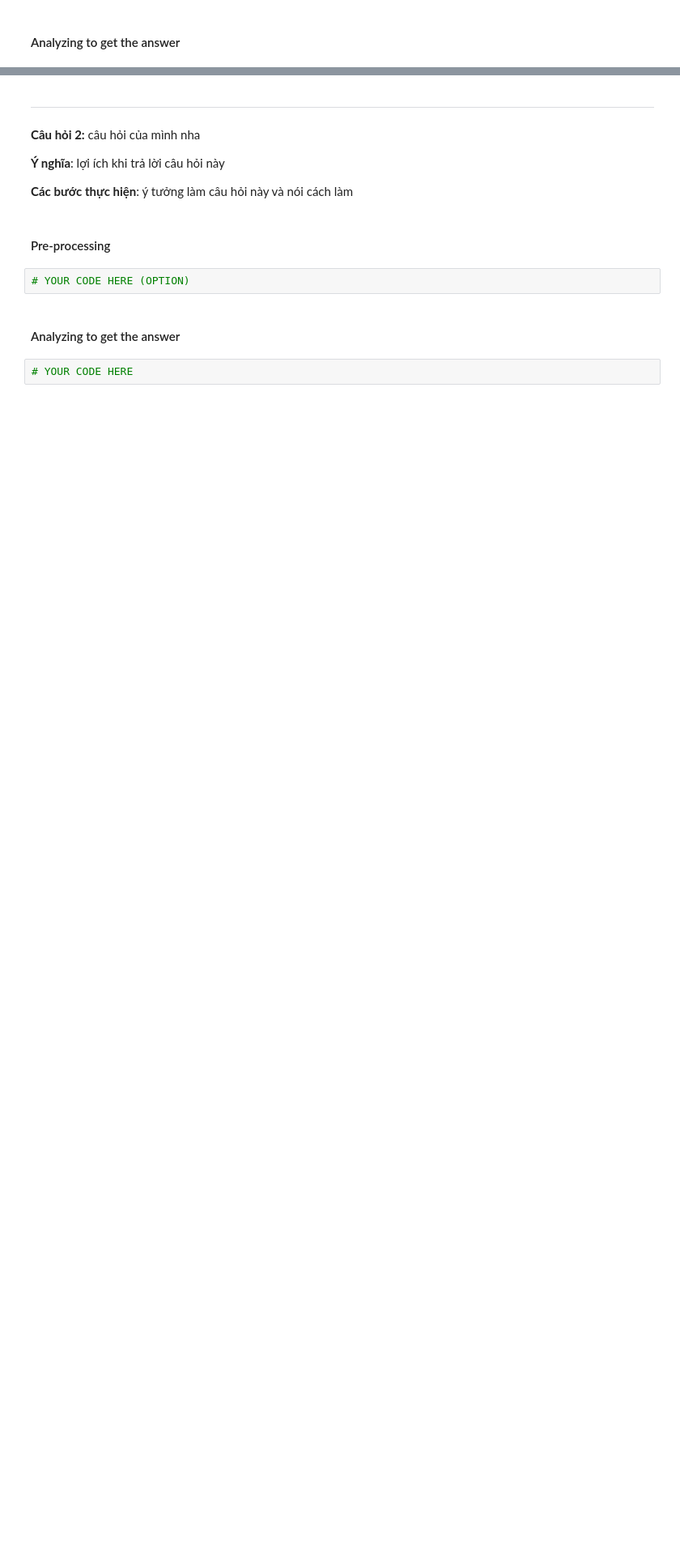
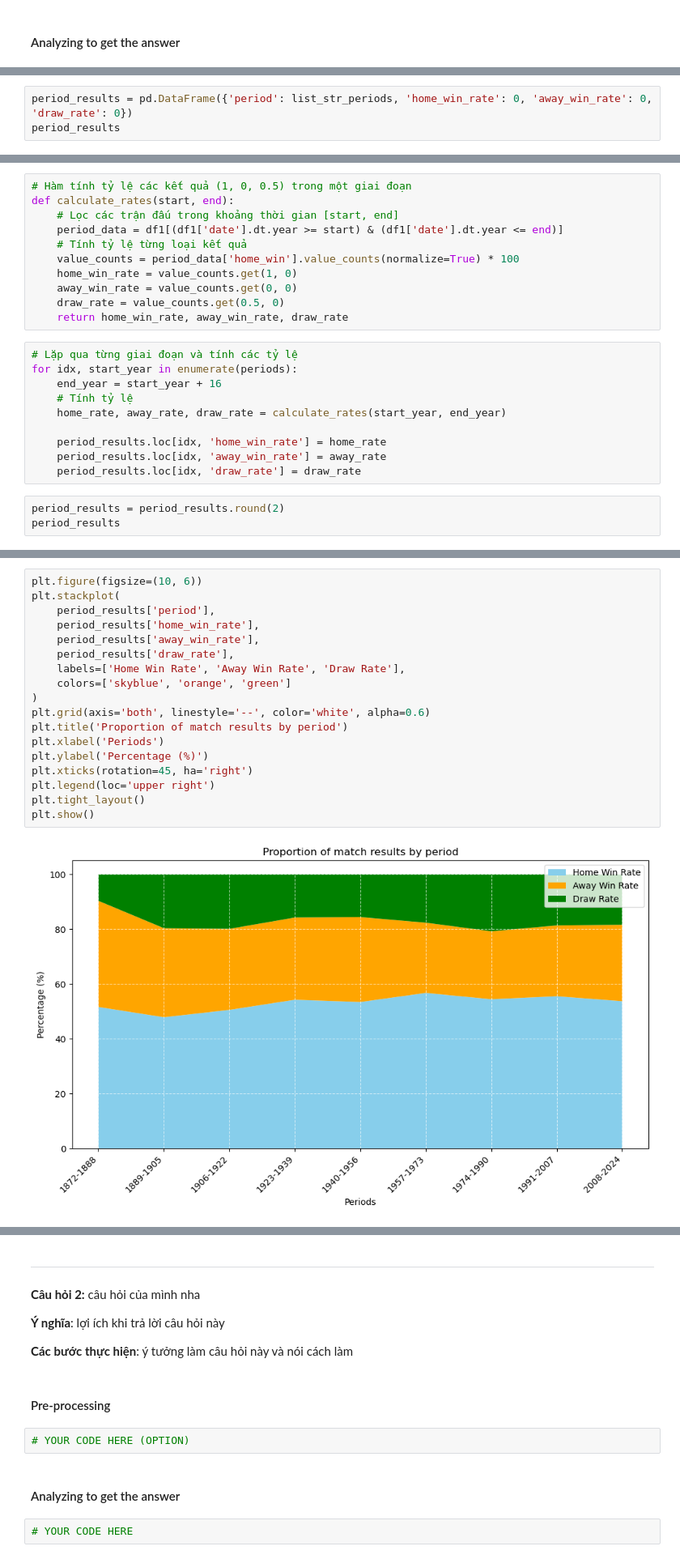
Before and after one commit to trgtanhh04/Programming4DS_Final, a Jupyter notebook: P4S.ipynb, the cells around one changed output, grey strips where cells are left out. Shown: that part at 81% size. Drawn from its saved outputs; the diff is of its cells as text; blank space fills up the shorter version.

```diff
--- a/P4S.ipynb
+++ b/P4S.ipynb
@@ -678,0 +844,3 @@ YOUR CODE HERE
+# %%
+period_results = pd.DataFrame({'period': list_str_periods, 'home_win_rate': 0, 'away_win_rate': 0, 'draw_rate': 0})
+period_results
@@ -678,0 +860,24 @@ YOUR CODE HERE
+# %%
+# Hàm tính tỷ lệ các kết quả (1, 0, 0.5) trong một giai đoạn
+def calculate_rates(start, end):
+    # Lọc các trận đấu trong khoảng thời gian [start, end]
+    period_data = df1[(df1['date'].dt.year >= start) & (df1['date'].dt.year <= end)]
+    # Tính tỷ lệ từng loại kết quả
+    value_counts = period_data['home_win'].value_counts(normalize=True) * 100
+    home_win_rate = value_counts.get(1, 0)
+    away_win_rate = value_counts.get(0, 0)
+    draw_rate = value_counts.get(0.5, 0)
+    return home_win_rate, away_win_rate, draw_rate
+# %%
+# Lặp qua từng giai đoạn và tính các tỷ lệ
+for idx, start_year in enumerate(periods):
+    end_year = start_year + 16
+    # Tính tỷ lệ
+    home_rate, away_rate, draw_rate = calculate_rates(start_year, end_year)
+
+    period_results.loc[idx, 'home_win_rate'] = home_rate
+    period_results.loc[idx, 'away_win_rate'] = away_rate
+    period_results.loc[idx, 'draw_rate'] = draw_rate
+# %%
+period_results = period_results.round(2)
+period_results
@@ -678,0 +897,20 @@ YOUR CODE HERE
+# %%
+plt.figure(figsize=(10, 6))
+plt.stackplot(
+    period_results['period'],
+    period_results['home_win_rate'],
+    period_results['away_win_rate'],
+    period_results['draw_rate'],
+    labels=['Home Win Rate', 'Away Win Rate', 'Draw Rate'],
+    colors=['skyblue', 'orange', 'green']
+)
+plt.grid(axis='both', linestyle='--', color='white', alpha=0.6)
+plt.title('Proportion of match results by period')
+plt.xlabel('Periods')
+plt.ylabel('Percentage (%)')
+plt.xticks(rotation=45, ha='right')
+plt.legend(loc='upper right')
+plt.tight_layout()
+plt.show()
+# %% [output]
+[figure, added]
```
Also changed, not shown: parts of 104 cells of this notebook.
